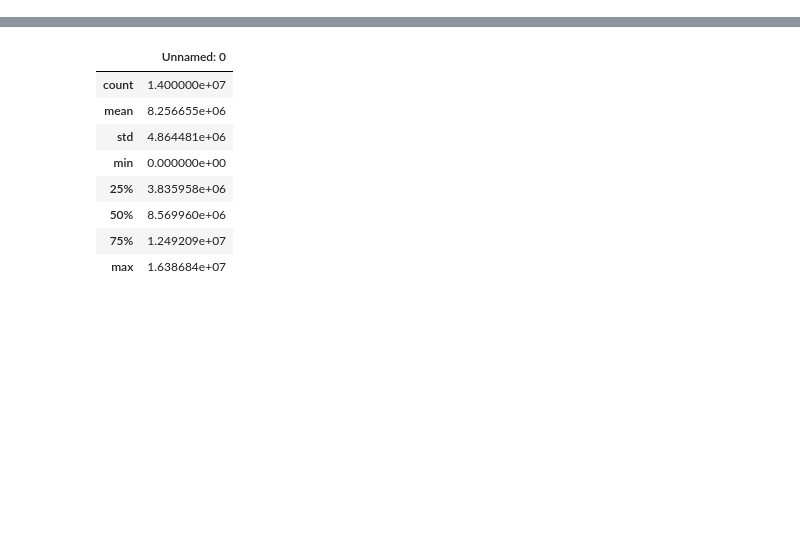
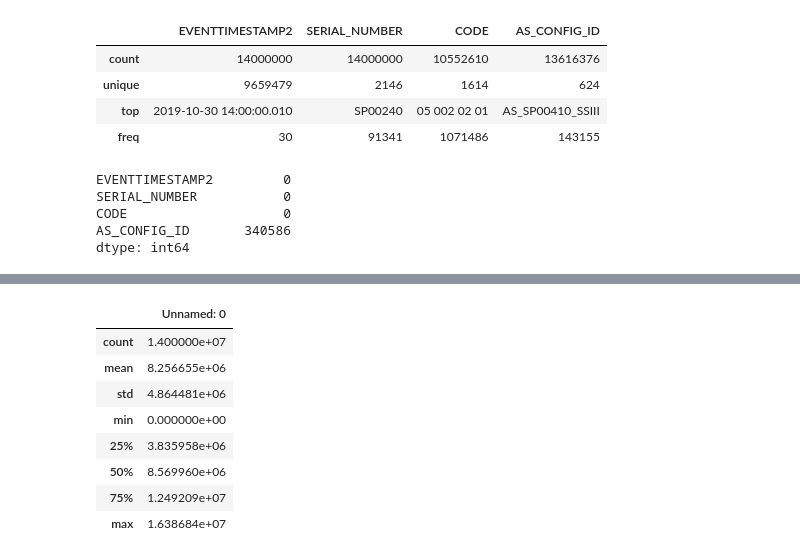
Before and after one commit to shivamt92/Siemens_Project, a Jupyter notebook: Siemens Project- Preprocessing.ipynb, the cells around one changed output, grey strips where cells are left out. Cells and saved outputs as stored; diff of their text form; code cells hidden in the pictures; blank space fills up the shorter version.

```diff
--- a/Siemens Project.ipynb
+++ b/Siemens Project- Preprocessing.ipynb
@@ -2,8 +12,8 @@
 import numpy as np
 import pandas as pd
 
-
-data = pd.read_csv('/users/user/Desktop/Simensproject/eventdata.csv', nrows = 14000000)
+header = ['EVENTTIMESTAMP2','SERIAL_NUMBER', 'CODE', 'AS_CONFIG_ID']
+data = pd.read_csv('/users/user/Desktop/Simensproject/eventdata.csv', usecols = header, nrows = 14000000)
 # %%
-data.describee
+data.describe()
 # %% [output]
@@ -26,0 +20,5 @@ data.describee
+|  | EVENTTIMESTAMP2 | SERIAL_NUMBER | CODE | AS_CONFIG_ID |
+| count | 14000000 | 14000000 | 10552610 | 13616376 |
+| unique | 9659479 | 2146 | 1614 | 624 |
+| top | 2019-10-30 14:00:00.010 | SP00240 | 05 002 02 01 | AS_SP00410_SSIII |
+| freq | 30 | 91341 | 1071486 | 143155 |
@@ -26,0 +32,8 @@ data.describee
+# %%
+data.isna().sum()
+# %% [output]
+EVENTTIMESTAMP2         0
+SERIAL_NUMBER           0
+CODE                    0
+AS_CONFIG_ID       340586
+dtype: int64
```
Also changed, not shown: parts of 18 cells of this notebook, 1 other file.
